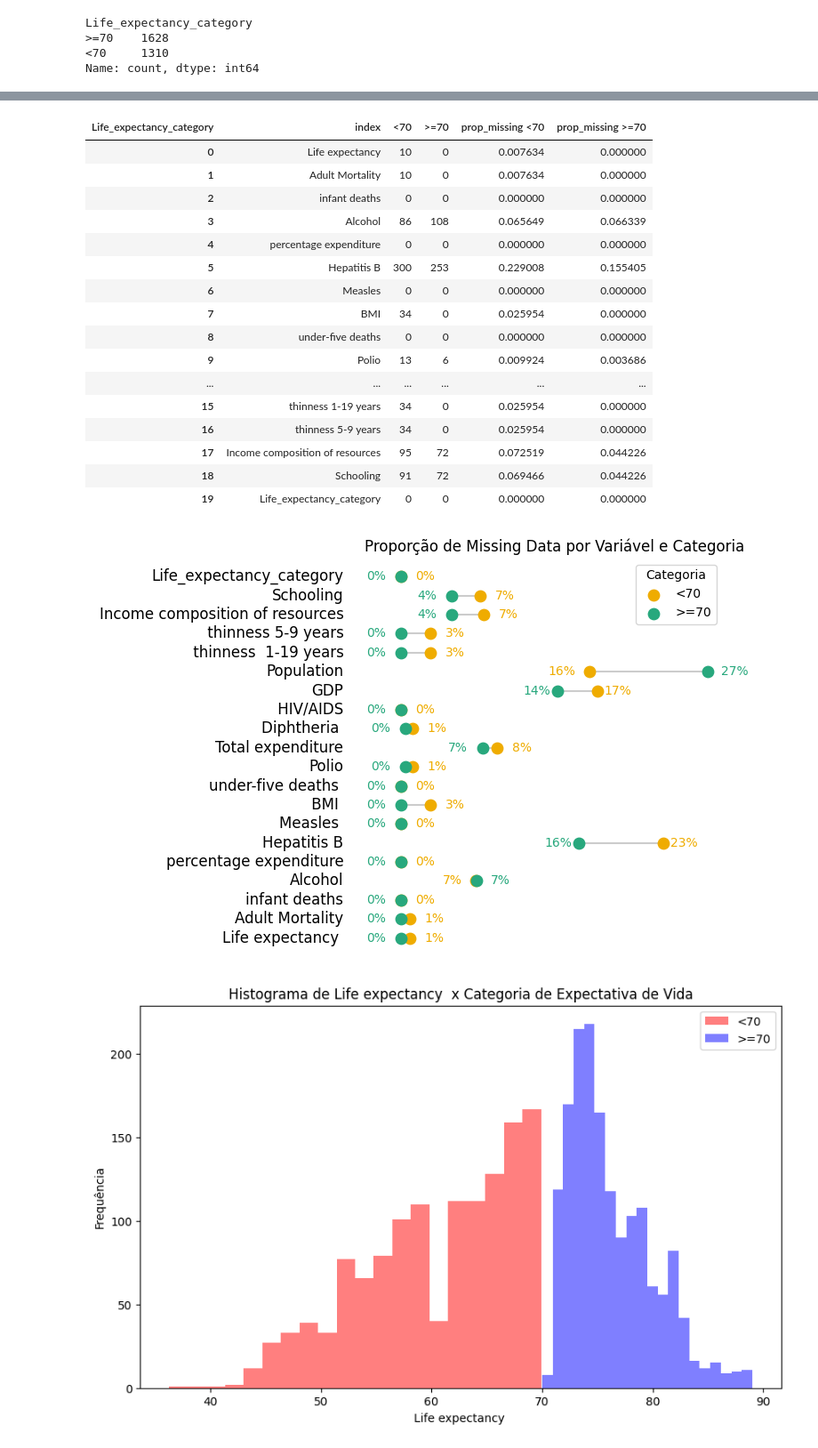
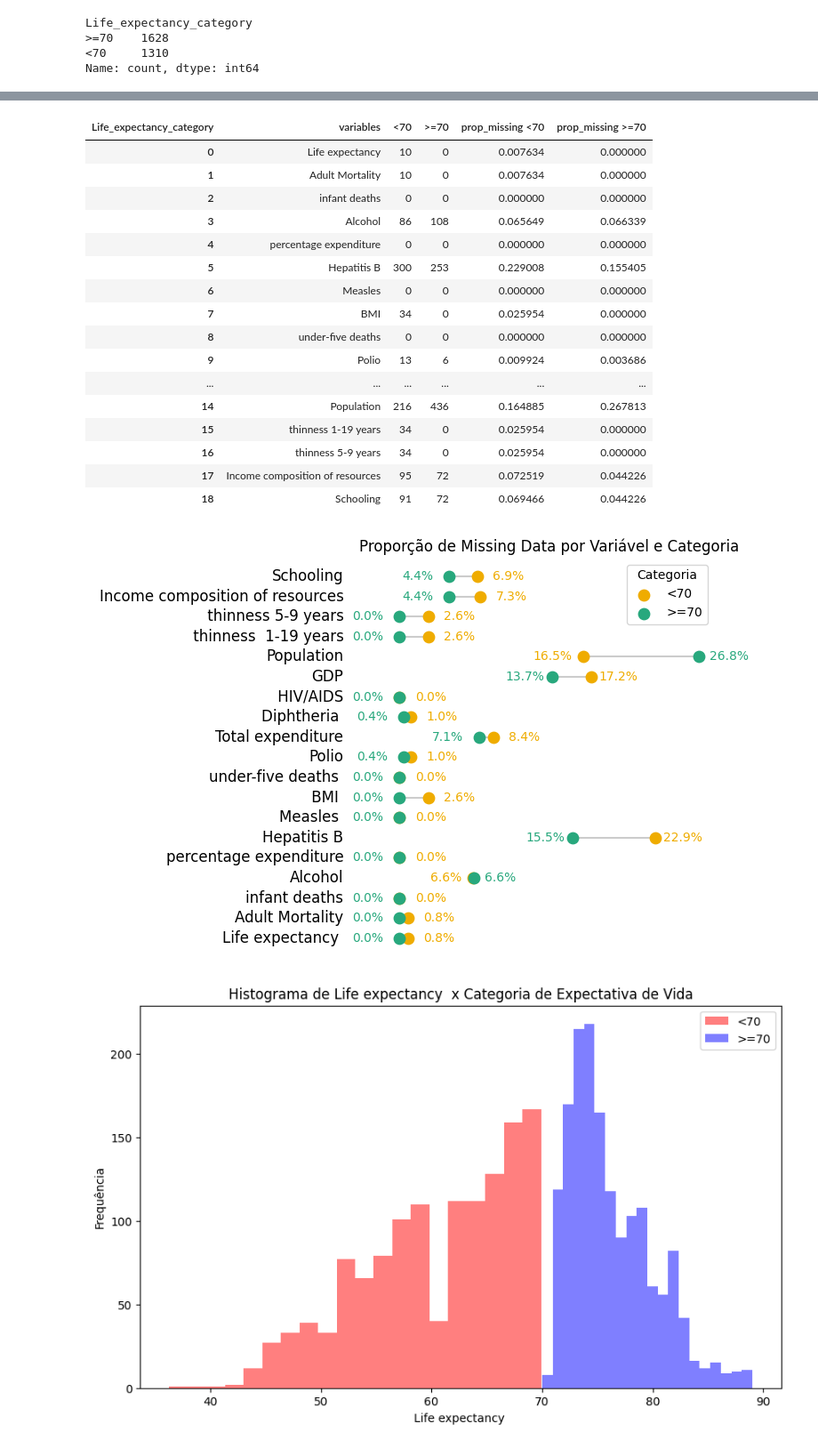
Before and after one commit to buenogi/Life-Expectancy-WHO-ML, a Jupyter notebook: Script/LifeExpectancy.ipynb, the cells around one changed output, grey strips where cells are left out. Shown at 89% size. Drawn from its saved outputs; the diff is of its cells as text; code cells hidden in the pictures.

```diff
--- a/Script/LifeExpectancy.ipynb
+++ b/Script/LifeExpectancy.ipynb
@@ -201,7 +201,7 @@ Name: count, dtype: int64
 # %%
 #Verificação da quantidade de missing por variável por categoria
 # Calculo do número de dados faltantes por variável e por categoria (<70 e >=70)
-missing_data = dados.groupby('Life_expectancy_category').apply(lambda x: x.isnull().sum())
+missing_data = dados.groupby('Life_expectancy_category').agg(lambda x: x.isnull().sum())
 
 missing_data = missing_data.T.reset_index()
 missing_data
@@ -226,10 +226,11 @@ missing_data
 # %%
 # Cálculo da proporção de missing data por variável e por categoria
-missing_data['prop_missing <70'] = missing_data['<70'] / contagem_classes[1]
-missing_data['prop_missing >=70'] = missing_data['>=70'] / contagem_classes[0]
+missing_data['prop_missing <70'] = missing_data['<70'] / contagem_classes.iloc[1]
+missing_data['prop_missing >=70'] = missing_data['>=70'] / contagem_classes.iloc[0]
+missing_data = missing_data.rename(columns={'index': 'variables'})
 missing_data
 # %% [output]
-| Life_expectancy_category | index | <70 | >=70 | prop_missing <70 | prop_missing >=70 |
+| Life_expectancy_category | variables | <70 | >=70 | prop_missing <70 | prop_missing >=70 |
 | 0 | Life expectancy | 10 | 0 | 0.007634 | 0.000000 |
 | 1 | Adult Mortality | 10 | 0 | 0.007634 | 0.000000 |
 | 2 | infant deaths | 0 | 0 | 0.000000 | 0.000000 |
@@ -241,12 +242,13 @@ missing_data
 | 8 | under-five deaths | 0 | 0 | 0.000000 | 0.000000 |
 | 9 | Polio | 13 | 6 | 0.009924 | 0.003686 |
 | ... | ... | ... | ... | ... | ... |
+| 14 | Population | 216 | 436 | 0.164885 | 0.267813 |
 | 15 | thinness 1-19 years | 34 | 0 | 0.025954 | 0.000000 |
 | 16 | thinness 5-9 years | 34 | 0 | 0.025954 | 0.000000 |
 | 17 | Income composition of resources | 95 | 72 | 0.072519 | 0.044226 |
 | 18 | Schooling | 91 | 72 | 0.069466 | 0.044226 |
-| 19 | Life_expectancy_category | 0 | 0 | 0.000000 | 0.000000 |
 # %%
+
 # Plotando os dados de missing data
 from highlight_text import ax_text, fig_text
 color_under, color_over = "#EFAC00", "#28A87D"
@@ -256,7 +258,7 @@ fig, ax = plt.subplots(figsize=(8,5))
 
 
 
-my_range = range(missing_data['index'].nunique())
+my_range = range(missing_data['variables'].nunique())
 ax.hlines(y=my_range, xmin=missing_data['prop_missing <70']+0.15, xmax=missing_data['prop_missing >=70']+0.15, color='grey', alpha=0.4)
 
 ax.scatter(missing_data['prop_missing <70']+0.15, my_range, color=color_under, zorder=2, s=80, label='<70')
@@ -266,18 +268,18 @@ ax.scatter(missing_data['prop_missing >=70']+0.15, my_range, color=color_over, z
 plt.title('Proporção de Missing Data por Variável e Categoria')
 
 
-# add index names
+# add variables names
 n = len(missing_data)
-for i in range(missing_data['index'].nunique()):
+for i in range(missing_data['variables'].nunique()):
     under = missing_data['prop_missing <70'][i]+0.15
     over = missing_data['prop_missing >=70'][i]+0.15
+    over_space = over - 0.042 if under >= over else over + 0.01
+    under_space = under + 0.042 if under >= over else under - 0.01
 
-    over_space =  over-0.03 if missing_data['prop_missing <70'][i] >= missing_data['prop_missing >=70'][i] else over+0.012
-    under_space =  under+0.03 if missing_data['prop_missing <70'][i] >= missing_data['prop_missing >=70'][i] else under-0.012
     # under
     ax_text(
         under_space, i,
-        f"<{missing_data['prop_missing <70'][i]*100:.0f}%>",
+        f"<{missing_data['prop_missing <70'][i]*100:.1f}%>",
         ha='right', va='center',
         highlight_textprops=[
             {"color": color_under,
@@ -286,38 +288,38 @@ for i in range(missing_data['index'].nunique()):
 
     # over
     ax_text(
         over_space, i,
-        f"<{missing_data['prop_missing >=70'][i]*100:.0f}%>",
+        f"<{missing_data['prop_missing >=70'][i]*100:.1f}%>",
         ha='left', va='center',
         highlight_textprops=[
             {"color": color_over,
              "weight": "light"}]
     )
 
-    # index names
-    index_name = missing_data['index'][i]
+    # variables names
+    index_name = missing_data['variables'][i]
     ax_text(0.1, i,
             f"<{index_name}>",
             ha='right', va='center',
             highlight_textprops=[
                 {"color": "black",
                  "weight": "light",
                  "size": 12}]
-        )
+    )
 
 ax.legend(title="Categoria")
 
 # remove axis
 ax.set_axis_off()
 
 plt.tight_layout()
 plt.show()
 # Exibindo o gráfico
 #plt.show()
 
 # Tentar refazer este gráfico dessa forma: https://python-graph-gallery.com/web-dumbell-chart/
 # %% [output]
-[figure, old version]
+[figure, new version]
 # %%
 # Análise do comportamento das variáveis por categoria
 variaveis_numericas = dados.select_dtypes(include=['number'])
```
Also changed, not shown: parts of 4 cells of this notebook.
